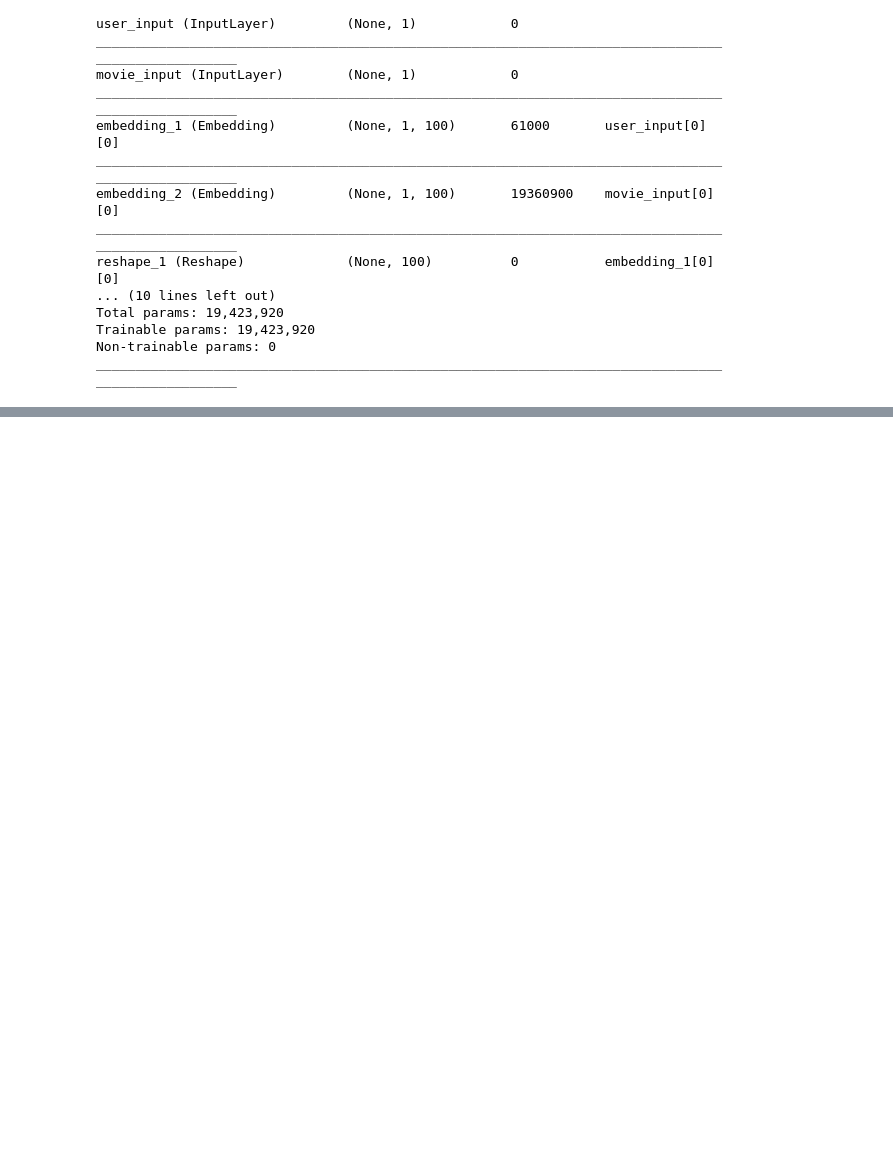
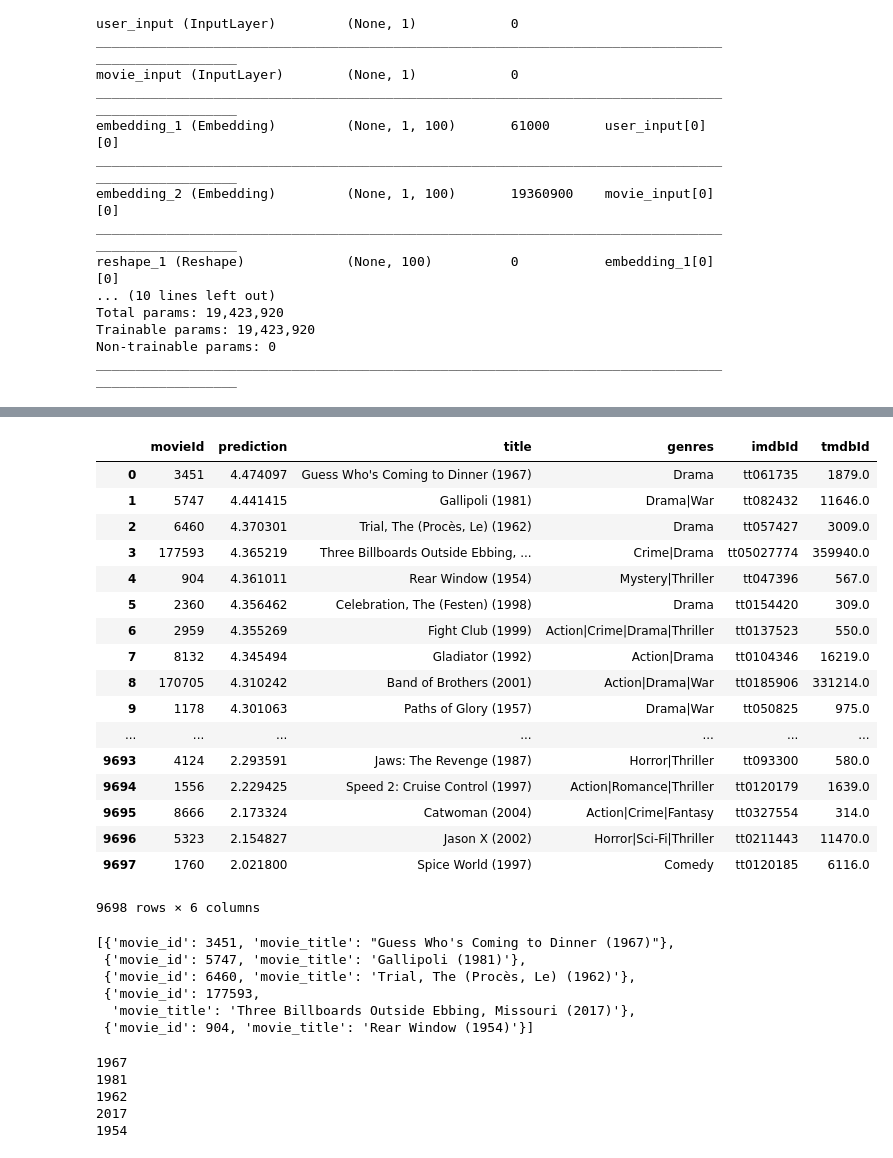
Before and after one commit to mkung8889/movie_app, a Jupyter notebook: deep_learning2.0/deep_learning2.0.ipynb, the cells around one changed output, grey strips where cells are left out. Saved outputs shown, nothing was run; the diff lists cells and outputs as text; code cells hidden in the pictures; blank space fills up the shorter version.

```diff
--- a/deep_learning2.0/deep_learning2.0.ipynb
+++ b/deep_learning2.0/deep_learning2.0.ipynb
@@ -108,0 +190,34 @@ print('Minimum RMSE at epoch', '{:d}'.format(idx+1), '=', '{:.4f}'.format(math.s
+# %%
+recommendations = ratings[ratings['movieId'].isin(user_ratings['movieId']) == False][['movieId']].drop_duplicates()
+# %%
+recommendations['prediction'] = recommendations.apply(lambda x: predict_rating(userId, x['movieId']), axis=1)
+# %%
+recommendations = recommendations.sort_values(by='prediction',
+                                             ascending=False).merge(movies,
+                                                                   on='movieId',
+                                                                   how='inner',
+                                                                   suffixes=['_u','_m'])
+recommendations = pd.merge(recommendations, links, on='movieId')
+# %%
+recommendations['imdbId'] = 'tt0' + recommendations['imdbId'].astype(str)
+# %%
+recommendations
+# %% [output]
+|  | movieId | prediction | title | genres | imdbId | tmdbId |
+| 0 | 3451 | 4.474097 | Guess Who's Coming to Dinner (1967) | Drama | tt061735 | 1879.0 |
+| 1 | 5747 | 4.441415 | Gallipoli (1981) | Drama|War | tt082432 | 11646.0 |
+| 2 | 6460 | 4.370301 | Trial, The (Procès, Le) (1962) | Drama | tt057427 | 3009.0 |
+| 3 | 177593 | 4.365219 | Three Billboards Outside Ebbing, ... | Crime|Drama | tt05027774 | 359940.0 |
+| 4 | 904 | 4.361011 | Rear Window (1954) | Mystery|Thriller | tt047396 | 567.0 |
+| 5 | 2360 | 4.356462 | Celebration, The (Festen) (1998) | Drama | tt0154420 | 309.0 |
+| 6 | 2959 | 4.355269 | Fight Club (1999) | Action|Crime|Drama|Thriller | tt0137523 | 550.0 |
+| 7 | 8132 | 4.345494 | Gladiator (1992) | Action|Drama | tt0104346 | 16219.0 |
+| 8 | 170705 | 4.310242 | Band of Brothers (2001) | Action|Drama|War | tt0185906 | 331214.0 |
+| 9 | 1178 | 4.301063 | Paths of Glory (1957) | Drama|War | tt050825 | 975.0 |
+| ... | ... | ... | ... | ... | ... | ... |
+| 9693 | 4124 | 2.293591 | Jaws: The Revenge (1987) | Horror|Thriller | tt093300 | 580.0 |
+| 9694 | 1556 | 2.229425 | Speed 2: Cruise Control (1997) | Action|Romance|Thriller | tt0120179 | 1639.0 |
+| 9695 | 8666 | 2.173324 | Catwoman (2004) | Action|Crime|Fantasy | tt0327554 | 314.0 |
+| 9696 | 5323 | 2.154827 | Jason X (2002) | Horror|Sci-Fi|Thriller | tt0211443 | 11470.0 |
+| 9697 | 1760 | 2.021800 | Spice World (1997) | Comedy | tt0120185 | 6116.0 |
+9698 rows × 6 columns
@@ -108,0 +226,31 @@ print('Minimum RMSE at epoch', '{:d}'.format(idx+1), '=', '{:.4f}'.format(math.s
+# %%
+movie_list=[]
+for i, row in top5.iterrows():
+    movie_data = {
+        'movie_id': row[0],
+        'movie_title': row[2]
+    }
+    movie_list.append(movie_data)
+
+movie_list
+# %% [output]
+[{'movie_id': 3451, 'movie_title': "Guess Who's Coming to Dinner (1967)"},
+ {'movie_id': 5747, 'movie_title': 'Gallipoli (1981)'},
+ {'movie_id': 6460, 'movie_title': 'Trial, The (Procès, Le) (1962)'},
+ {'movie_id': 177593,
+  'movie_title': 'Three Billboards Outside Ebbing, Missouri (2017)'},
+ {'movie_id': 904, 'movie_title': 'Rear Window (1954)'}]
+# %%
+for movie in movie_list:
+    title = movie['movie_title'][:-7]
+    if ', The' in title:
+        split_title = title.split(', ')
+        title = split_title[1] + ' ' + split_title[0]
+    year = movie['movie_title'][-6:]
+    year = year.replace('(', '').replace(')', '')
+# %% [output]
+1967
+1981
+1962
+2017
+1954
```
Also changed, not shown: parts of 12 cells of this notebook, 5 other files.
